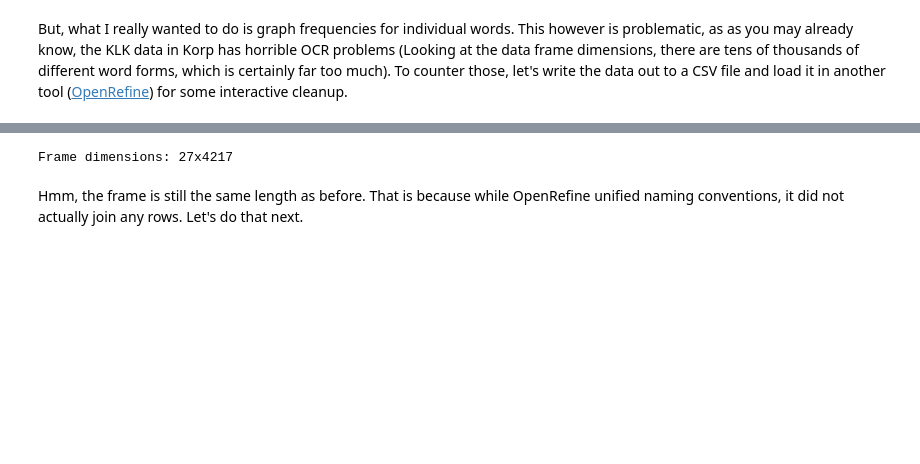
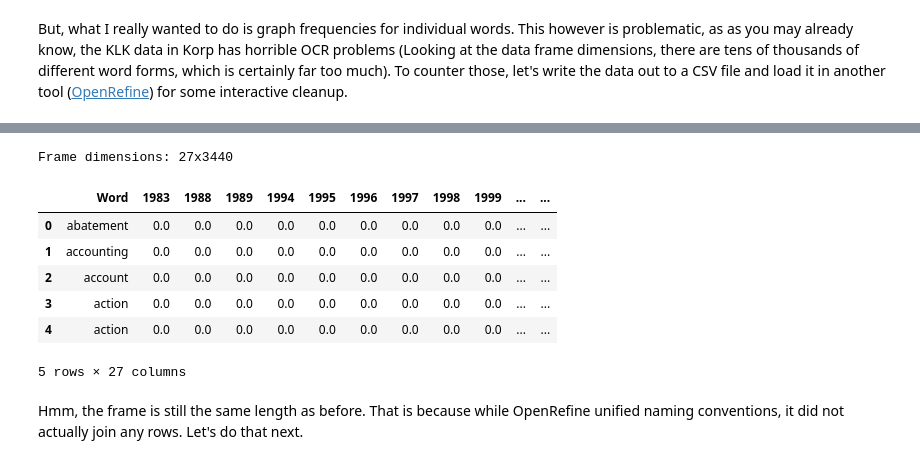
Before and after one commit to jiemakel/dhintro, a Jupyter notebook: korp.ipynb, the cells around one changed output, grey strips where cells are left out. Drawn from its saved outputs; the diff is of its cells as text; code cells hidden in the pictures; blank space fills up the shorter version.

```diff
--- a/korp.ipynb
+++ b/korp.ipynb
@@ -158,9 +178,17 @@ After processing, we need to reload the data from the one exported by OpenRefine
 # %%
-lemmaFrame2 = pd.read_csv('waiwa2.csv')
+lemmaFrame2 = pd.read_csv('korp2.csv')
+lemmaFrame2.rename(columns={'Unnamed: 0': 'Word', 'Column': 'Word'}, inplace=True)
 print('Frame dimensions: '+str(lemmaFrame2.columns.size)+"x"+str(lemmaFrame2.index.size))
 lemmaFrame2.head()
 # %% [output]
-Frame dimensions: 27x4217
+Frame dimensions: 27x3440
+|  | Word | 1983 | 1988 | 1989 | 1994 | 1995 | 1996 | 1997 | 1998 | 1999 | ... | ... |
+| 0 | abatement | 0.0 | 0.0 | 0.0 | 0.0 | 0.0 | 0.0 | 0.0 | 0.0 | 0.0 | ... | ... |
+| 1 | accounting | 0.0 | 0.0 | 0.0 | 0.0 | 0.0 | 0.0 | 0.0 | 0.0 | 0.0 | ... | ... |
+| 2 | account | 0.0 | 0.0 | 0.0 | 0.0 | 0.0 | 0.0 | 0.0 | 0.0 | 0.0 | ... | ... |
+| 3 | action | 0.0 | 0.0 | 0.0 | 0.0 | 0.0 | 0.0 | 0.0 | 0.0 | 0.0 | ... | ... |
+| 4 | action | 0.0 | 0.0 | 0.0 | 0.0 | 0.0 | 0.0 | 0.0 | 0.0 | 0.0 | ... | ... |
+5 rows × 27 columns
 # %% [markdown]
 Hmm, the frame is still the same length as before. That is because while OpenRefine unified naming conventions, it did not actually join any rows. Let's do that next.
 # %%
```
Also changed, not shown: parts of 11 cells of this notebook, 1 other file.
